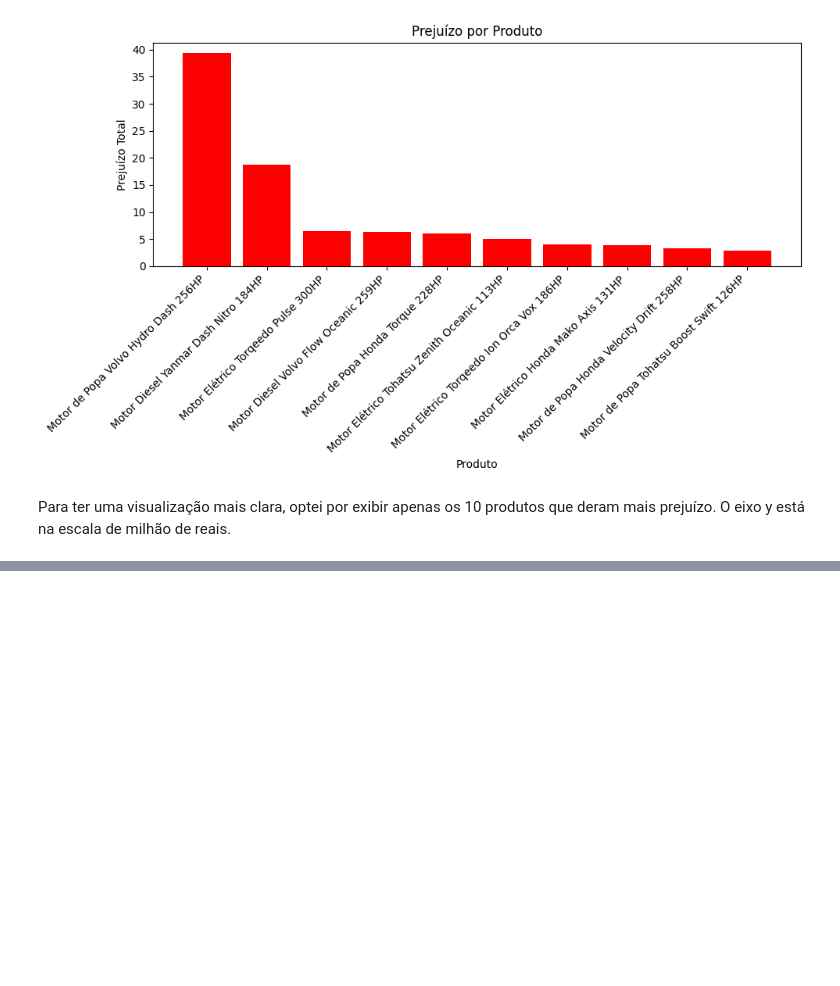
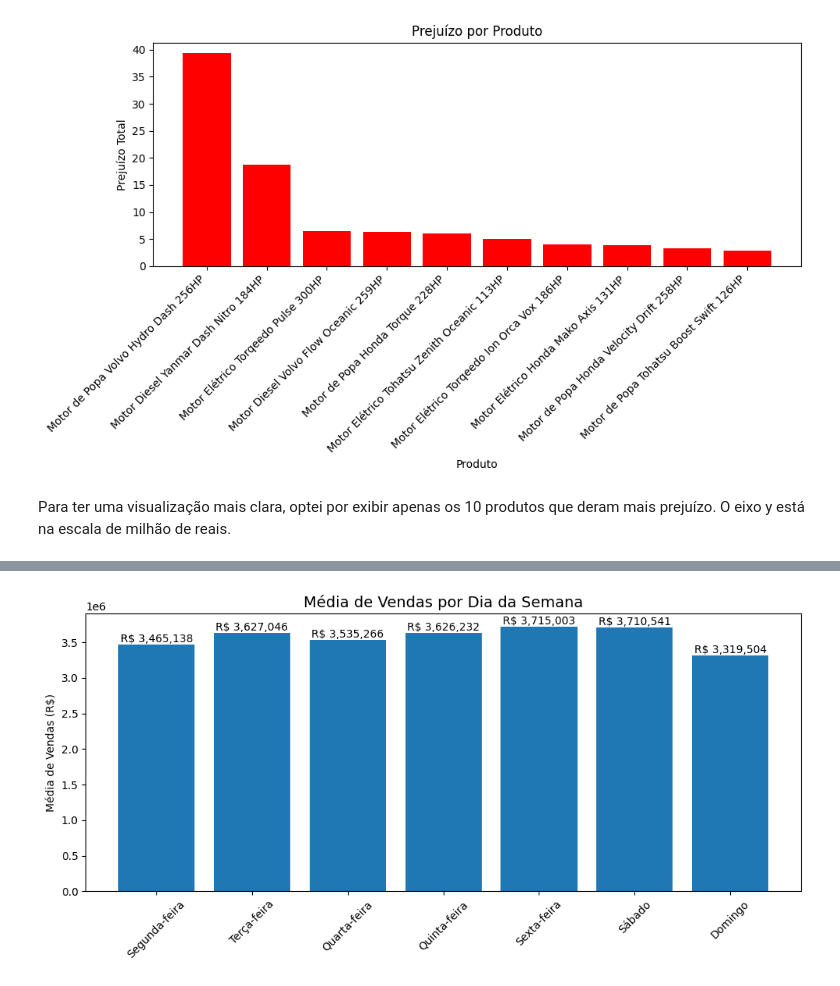
Before and after one commit to leorb99/lighthouse, a Jupyter notebook: notebooks/analysis_data.ipynb, the cells around one changed output, grey strips where cells are left out. Drawn from its saved outputs; the diff is of its cells as text; code cells hidden in the pictures; blank space fills up the shorter version.

```diff
--- a/notebooks/analysis_data.ipynb
+++ b/notebooks/analysis_data.ipynb
@@ -126,0 +162,19 @@ Para ter uma visualização mais clara, optei por exibir apenas os 10 produtos q
+# %%
+df_dias = pd.read_csv('../datasets/vendas_dia.csv')
+ordem_dias = ['Segunda-feira', 'Terça-feira', 'Quarta-feira', 'Quinta-feira', 'Sexta-feira', 'Sábado', 'Domingo']
+df_dias['dia_da_semana'] = pd.Categorical(df_dias['dia_da_semana'], categories=ordem_dias, ordered=True)
+df_dias = df_dias.sort_values('dia_da_semana')
+plt.figure(figsize=(10, 5))
+bars = plt.bar(df_dias['dia_da_semana'], df_dias['media_vendas_diarias'], color='#1f77b4')
+plt.title('Média de Vendas por Dia da Semana', fontsize=14)
+plt.ylabel('Média de Vendas (R$)')
+plt.xticks(rotation=45)
+
+for bar in bars:
+    yval = bar.get_height()
+    plt.text(bar.get_x() + bar.get_width()/2, yval + 50, f'R$ {yval:,.0f}', ha='center', va='bottom')
+
+plt.tight_layout()
+plt.show()
+# %% [output]
+[figure, added]
```
Also changed, not shown: parts of 4 cells of this notebook, 2 other files.
